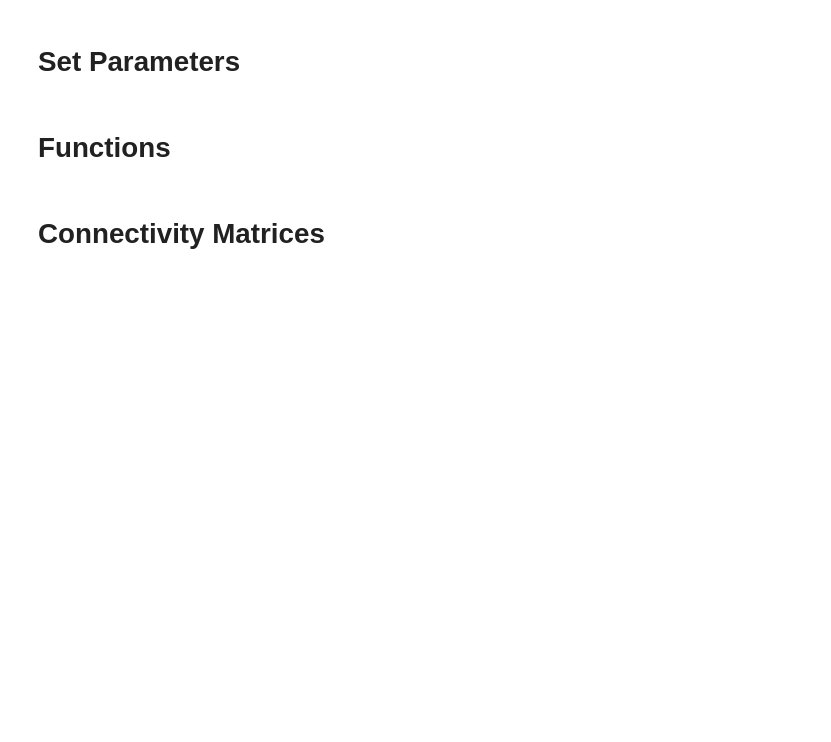
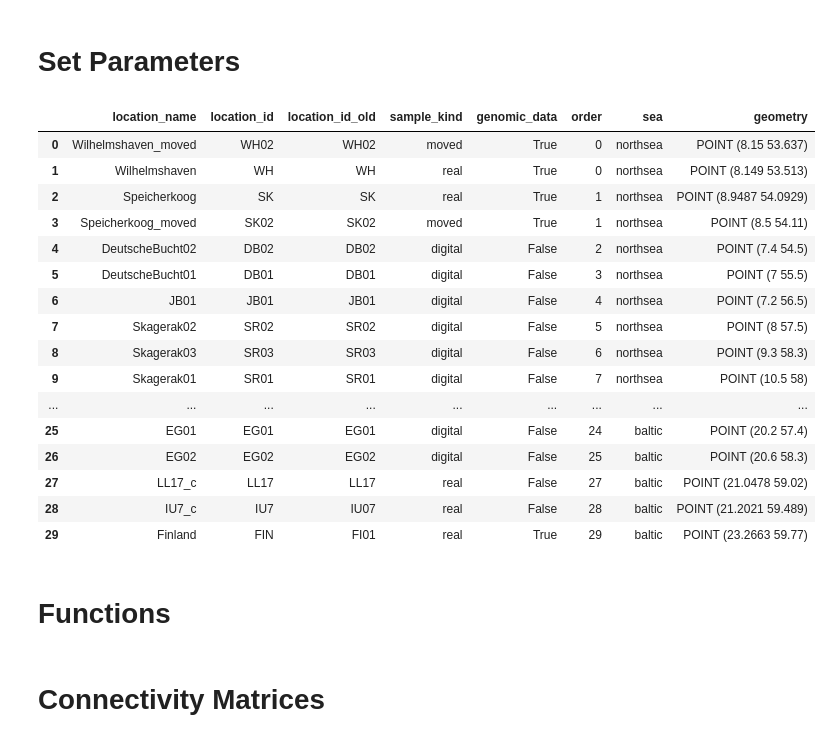
Before and after one commit to geomar-od-lagrange/2025_copepods, a Jupyter notebook: notebooks/connectivity_matrix_generation.ipynb, the cells around one changed output. Saved outputs shown, nothing was run; the diff lists cells and outputs as text; code cells hidden in the pictures; blank space fills up the shorter version.

```diff
--- a/notebooks/connectivity_matrix_generation.ipynb
+++ b/notebooks/connectivity_matrix_generation.ipynb
@@ -22,15 +22,34 @@ warnings.simplefilter("ignore")
 # %%
 # Paths
 folder_path = "/gxfs_work/geomar/smomw597/2025_copepods/"
-sample_points_path = Path(folder_path, "output/SamplePoints/SamplePoints.shp")
-area_polygons_path = Path(folder_path, "output/SamplePoints/VoronoiOceanPolygons.shp")
+sample_points_path = Path(folder_path, "output/SamplePoints/sample_points.geojson")
+area_polygons_path = Path(folder_path, "output/SamplePoints/voronoi_polygons.geojson")
 connectivity_matrix_folder_path = Path(folder_path, "output/VoronoiConnectivity/")
 output_path = Path(folder_path, "Figures/connectivity_matrices/")
 # %%
 # Load the samplepoints and the voronoi polygons
 sample_points = gpd.read_file(sample_points_path).to_crs(Geodetic()).sort_values(by="order")
-sample_ids = sample_points.SampleID
-area_polygons = gpd.read_file(area_polygons_path).to_crs(AlbersEqualArea())
+# sample_ids = sample_points.location_id
+# area_polygons = gpd.read_file(area_polygons_path).to_crs(AlbersEqualArea())
+sample_points
+# %% [output]
+|  | location_name | location_id | location_id_old | sample_kind | genomic_data | order | sea | geometry |
+| 0 | Wilhelmshaven_moved | WH02 | WH02 | moved | True | 0 | northsea | POINT (8.15 53.637) |
+| 1 | Wilhelmshaven | WH | WH | real | True | 0 | northsea | POINT (8.149 53.513) |
+| 2 | Speicherkoog | SK | SK | real | True | 1 | northsea | POINT (8.9487 54.0929) |
+| 3 | Speicherkoog_moved | SK02 | SK02 | moved | True | 1 | northsea | POINT (8.5 54.11) |
+| 4 | DeutscheBucht02 | DB02 | DB02 | digital | False | 2 | northsea | POINT (7.4 54.5) |
+| 5 | DeutscheBucht01 | DB01 | DB01 | digital | False | 3 | northsea | POINT (7 55.5) |
+| 6 | JB01 | JB01 | JB01 | digital | False | 4 | northsea | POINT (7.2 56.5) |
+| 7 | Skagerak02 | SR02 | SR02 | digital | False | 5 | northsea | POINT (8 57.5) |
+| 8 | Skagerak03 | SR03 | SR03 | digital | False | 6 | northsea | POINT (9.3 58.3) |
+| 9 | Skagerak01 | SR01 | SR01 | digital | False | 7 | northsea | POINT (10.5 58) |
+| ... | ... | ... | ... | ... | ... | ... | ... | ... |
+| 25 | EG01 | EG01 | EG01 | digital | False | 24 | baltic | POINT (20.2 57.4) |
+| 26 | EG02 | EG02 | EG02 | digital | False | 25 | baltic | POINT (20.6 58.3) |
+| 27 | LL17_c | LL17 | LL17 | real | False | 27 | baltic | POINT (21.0478 59.02) |
+| 28 | IU7_c | IU7 | IU07 | real | False | 28 | baltic | POINT (21.2021 59.489) |
+| 29 | Finland | FIN | FI01 | real | True | 29 | baltic | POINT (23.2663 59.77) |
 # %%
 digital_sample_ids = sample_ids.where(sample_points.SampleKind == 'digital').dropna().tolist()
 non_genetic_sample_ids = sample_ids.where(sample_points.GenomicDat == False).dropna().tolist()
```
Also changed, not shown: 1 other file.
